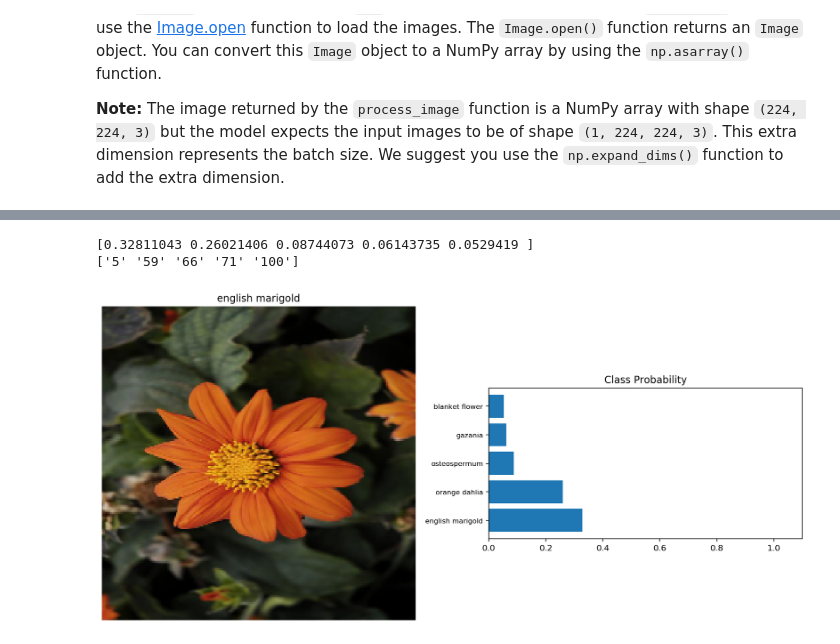
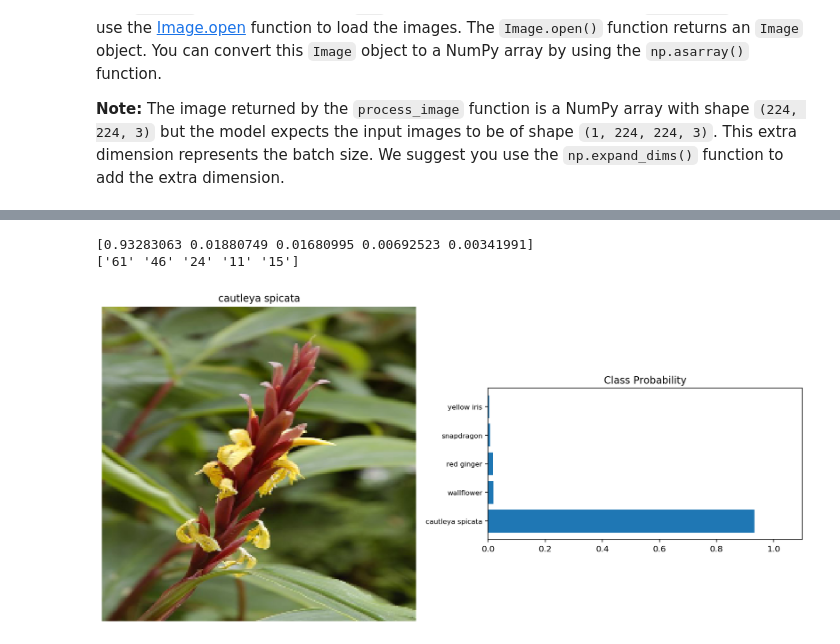
Before and after one commit to FedorSulaev/ImageClassifier, a Jupyter notebook: Project_Image_Classifier_Project.ipynb, the cells around one changed output, grey strips where cells are left out. Cells and saved outputs as stored; diff of their text form; code cells hidden in the pictures.

```diff
--- a/Project_Image_Classifier_Project.ipynb
+++ b/Project_Image_Classifier_Project.ipynb
@@ -435,28 +435,28 @@ In the cell below use `matplotlib` to plot the input image alongside the probabi
 You can convert from the class integer labels to actual flower names using `class_names`.
 # %%
 # TODO: Plot the input image along with the top 5 classes
-image_path = './test_images/orange_dahlia.jpg'
+image_path = './test_images/cautleya_spicata.jpg'
 im = Image.open(image_path)
 test_image = np.asarray(im)
 
 probs, classes = predict(image_path, model, 5)
 print(probs)
 print(classes)
 
 processed_test_image = process_image(test_image)
 
 fig, (ax1, ax2) = plt.subplots(figsize=(12,20), ncols=2)
 ax1.imshow(processed_test_image, cmap = plt.cm.binary)
 ax1.axis('off')
 ax1.set_title(class_names[classes[0]])
 ax2.barh(np.arange(5), probs)
 ax2.set_aspect(0.1)
 ax2.set_yticks(np.arange(5))
 ax2.set_yticklabels(list(map(class_names.get, classes)), size='small');
 ax2.set_title('Class Probability')
 ax2.set_xlim(0, 1.1)
 plt.tight_layout()
 # %% [output]
-[0.32811043 0.26021406 0.08744073 0.06143735 0.0529419 ]
-['5' '59' '66' '71' '100']
+[0.93283063 0.01880749 0.01680995 0.00692523 0.00341991]
+['61' '46' '24' '11' '15']
-[figure, old version]
+[figure, new version]
```
Also changed, not shown: parts of 5 cells of this notebook.
